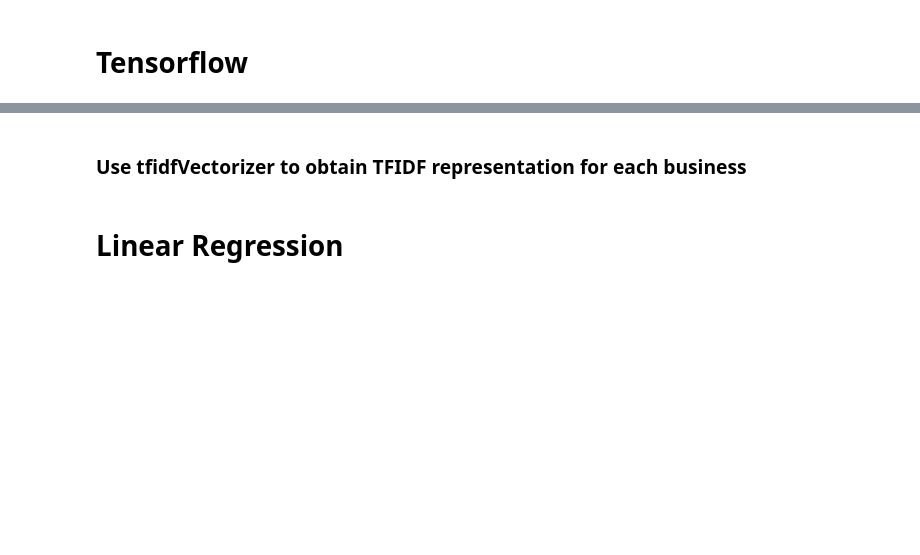
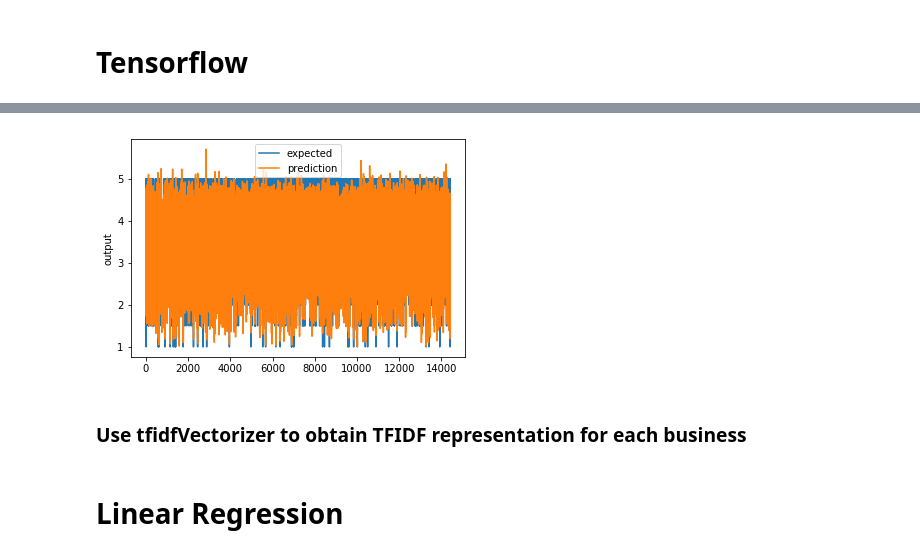
Before and after one commit to hgdangkhoi/CSC215_Project2, a Jupyter notebook: Khoi-Hoang_William-Dobson_CSC215_MiniProject2.ipynb, the cells around one changed output, grey strips where cells are left out. Cells and saved outputs as stored; diff of their text form; code cells hidden in the pictures; blank space fills up the shorter version.

```diff
--- a/Khoi-Hoang_William-Dobson_CSC215_MiniProject2.ipynb
+++ b/Khoi-Hoang_William-Dobson_CSC215_MiniProject2.ipynb
@@ -379,3 +405,7 @@ chart_regression(pred.flatten(),y_test)
+# %%
+chart_regression(pred.flatten(),y_test_tf, sort=False)
+# %% [output]
+[figure, added]
 # %% [markdown]
 ### Use tfidfVectorizer to obtain TFIDF representation for each business
 # %%
```
Also changed, not shown: parts of 43 cells of this notebook, 1 other file.
